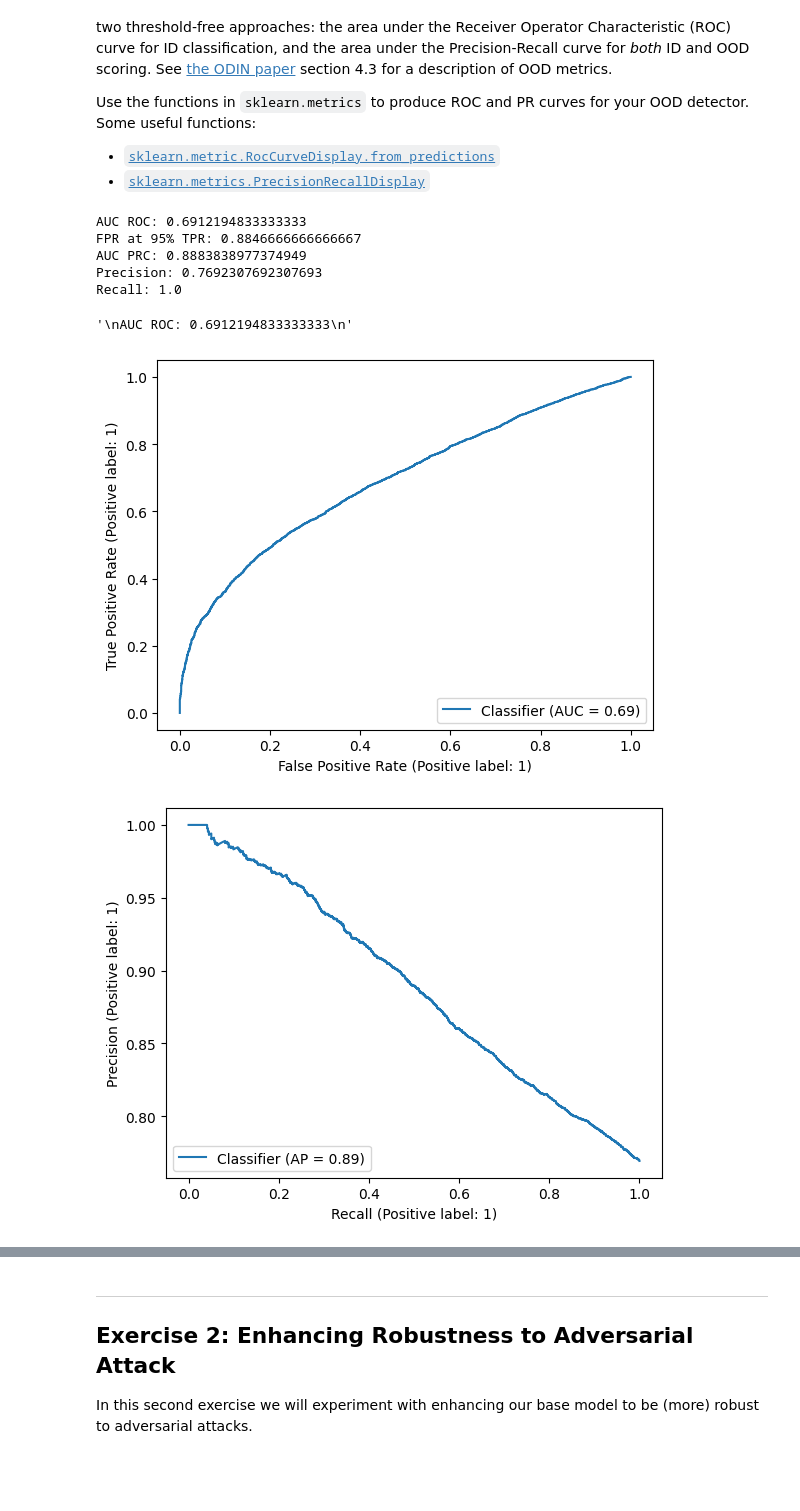
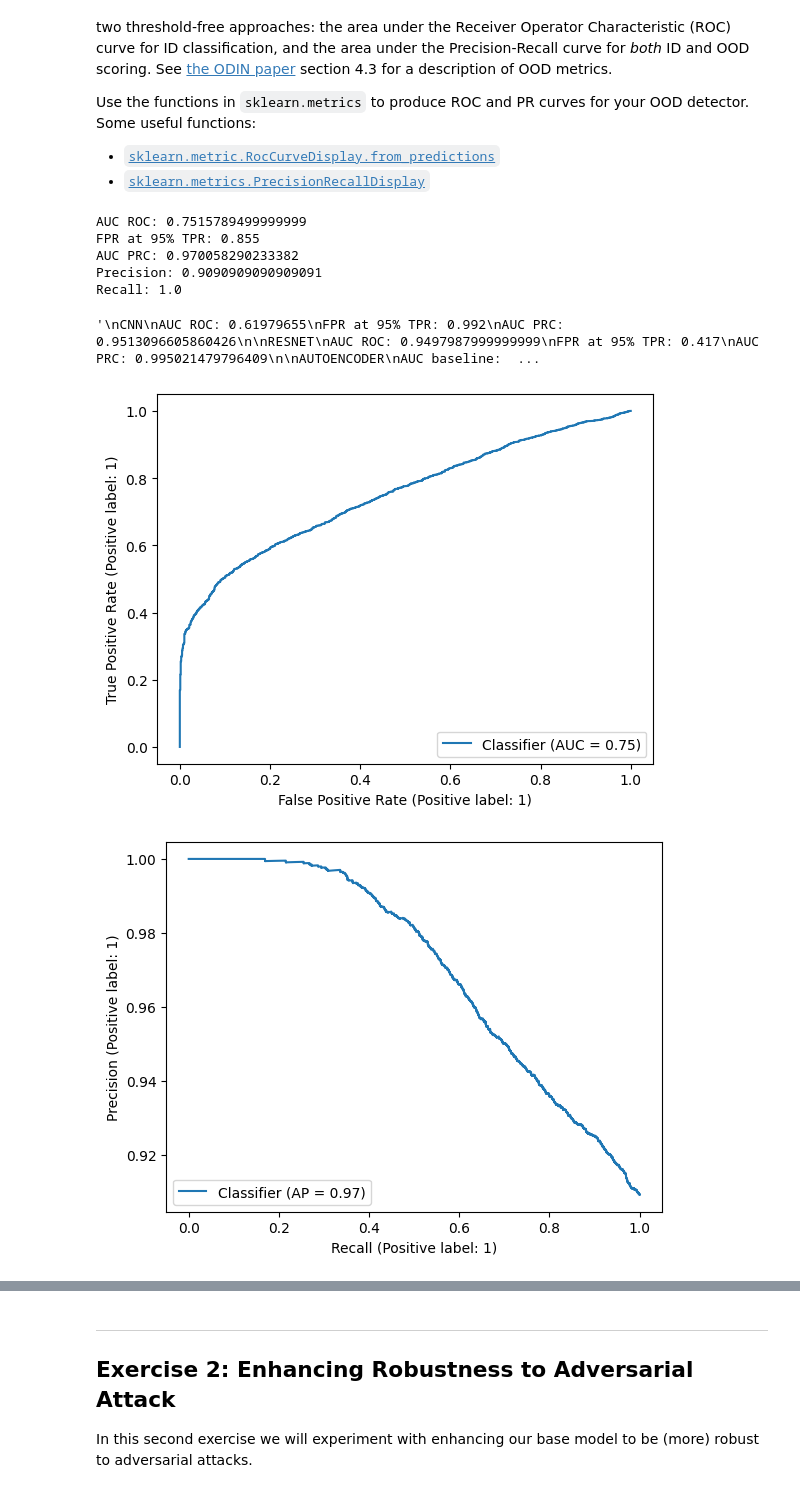
Before and after one commit to thomasdelmoro21/dla_laboratories, a Jupyter notebook: Lab4/Lab4.ipynb, the cells around one changed output, grey strips where cells are left out. Saved outputs shown, nothing was run; the diff lists cells and outputs as text; code cells hidden in the pictures.

```diff
--- a/Lab4/Lab4.ipynb
+++ b/Lab4/Lab4.ipynb
@@ -113,7 +113,7 @@ ood = 'cifar100'
 # %%
 transform = transforms.Compose(
     [transforms.ToTensor(),
-     transforms.Normalize((0.5, 0.5, 0.5), (0.5, 0.5, 0.5))])
+     transforms.Normalize((0.4914, 0.4822, 0.4465), (0.2023, 0.1994, 0.2010))])
 
 batch_size = 256
 
@@ -450,45 +455,52 @@ metrics.RocCurveDisplay.from_predictions(target.cpu().numpy(), prediction.cpu().
 
 precision, recall, _ = metrics.precision_recall_curve(target.cpu().numpy(), prediction.cpu().numpy())
 print(f'AUC PRC: {metrics.auc(recall, precision)}')
 print(f'Precision: {precision[recall.argmax()]}')
 print(f'Recall: {recall[recall.argmax()]}')
 metrics.PrecisionRecallDisplay.from_predictions(target.cpu().numpy(), prediction.cpu().numpy())
 
 # CIFAR-100
 '''
 CNN
 AUC ROC: 0.6912194833333333
 FPR at 95% TPR: 0.8846666666666667
 AUC PRC: 0.8883838977374949
 
 RESNET
+AUC ROC: 0.7904088666666667
+FPR at 95% TPR: 0.813
+AUC PRC: 0.9272905113173147
 
 AUTOENCODER
 '''
 
 # FAKE
 
 '''
 CNN
-
+AUC ROC: 0.7515789499999999
+FPR at 95% TPR: 0.855
+AUC PRC: 0.970058290233382
 
 RESNET
-
+AUC ROC: 0.9497987999999999
+FPR at 95% TPR: 0.417
+AUC PRC: 0.995021479796409
 
 AUTOENCODER
-AUC baseline: 0.9406555000000001
-FPR at 95% TPR: 0.999
-AUC PRC: 0.9944368891345501
+AUC baseline: 0.9589767499999999
+FPR at 95% TPR: 0.004
+AUC OOD: 0.9961815253879001
 '''
 # %% [output]
-AUC ROC: 0.6912194833333333
-FPR at 95% TPR: 0.8846666666666667
-AUC PRC: 0.8883838977374949
-Precision: 0.7692307692307693
+AUC ROC: 0.7515789499999999
+FPR at 95% TPR: 0.855
+AUC PRC: 0.970058290233382
+Precision: 0.9090909090909091
 Recall: 1.0
-'\nAUC ROC: 0.6912194833333333\n'
+'\nCNN\nAUC ROC: 0.61979655\nFPR at 95% TPR: 0.992\nAUC PRC: 0.9513096605860426\n\nRESNET\nAUC ROC: 0.9497987999999999\nFPR at 95% TPR: 0.417\nAUC PRC: 0.995021479796409\n\nAUTOENCODER\nAUC baseline:  ...
-[figure, old version]
+[figure, new version]
-[figure, old version]
+[figure, new version]
 # %%
 prediction = torch.cat((scores_test_ae, scores_fake_ae))
 target = torch.cat((torch.ones_like(scores_test_ae), torch.zeros_like(scores_fake_ae)))
```
Also changed, not shown: parts of 22 cells of this notebook, 32 other files.
